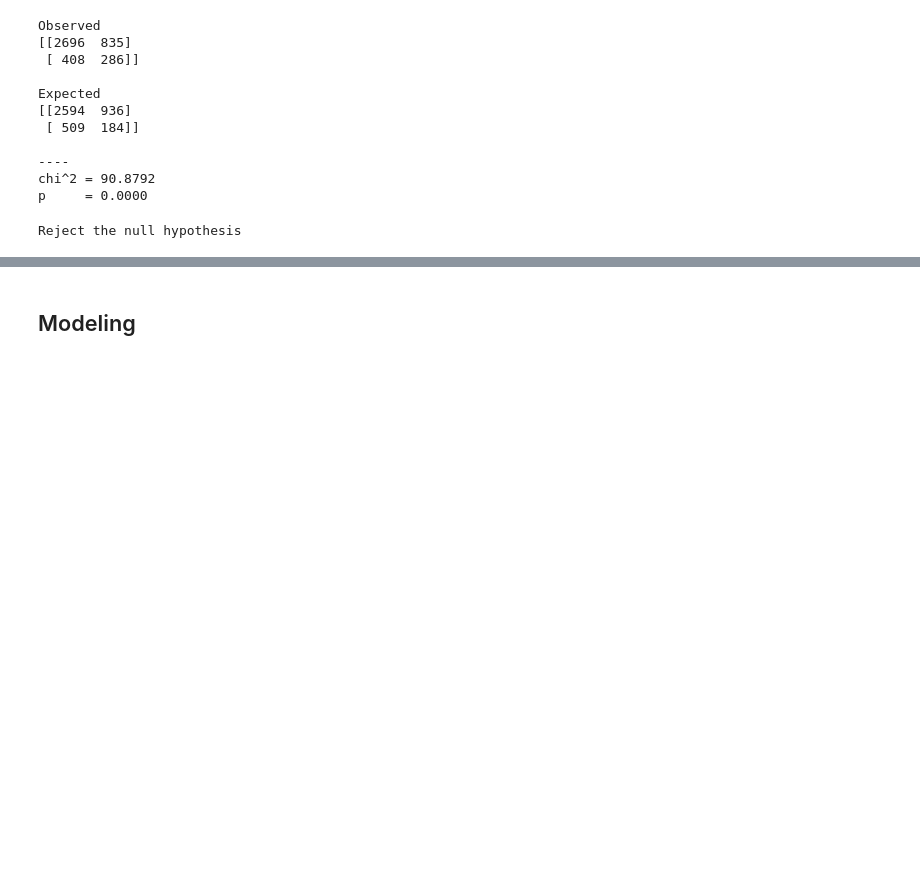
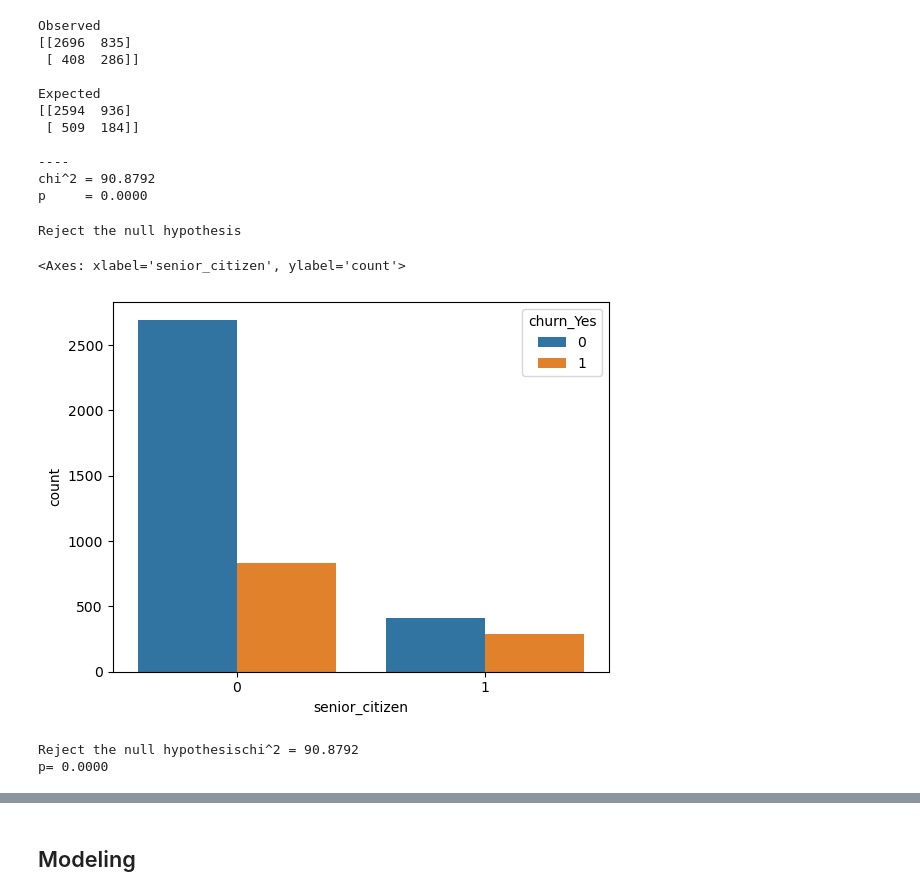
Before and after one commit to Jacob-Ball22/Classification-Project, a Jupyter notebook: non-final-notebook.ipynb, the cells around one changed output, grey strips where cells are left out. Saved outputs shown, nothing was run; the diff lists cells and outputs as text; code cells hidden in the pictures; blank space fills up the shorter version.

```diff
--- a/non-final-notebook.ipynb
+++ b/non-final-notebook.ipynb
@@ -250,3 +251,23 @@ else:
     print("Fail to reject the null hypothesis")
 # %% [output]
 Reject the null hypothesis
+# %%
+sns.countplot(train_encoded, x='senior_citizen', hue = 'churn_Yes')
+# %% [output]
+<Axes: xlabel='senior_citizen', ylabel='count'>
+[figure, added]
+# %%
+alpha = 0.05
+observed = pd.crosstab(train_encoded.senior_citizen,train_encoded.churn_Yes)
+chi2, p, dof, expected = stats.chi2_contingency(observed)
+if p < alpha:
+    print('Reject the null hypothesis'\
+                    f'chi^2 = {chi2:.4f}\n'\
+                    f'p= {p:.4f}')
+else:
+    print('Fail to reject the null hypothesis\n'\
+                    f'chi^2 = {chi2:.4f}\n'\
+                    f'p= {p:.4f}')
+# %% [output]
+Reject the null hypothesischi^2 = 90.8792
+p= 0.0000
```
Also changed, not shown: parts of 6 cells of this notebook.
